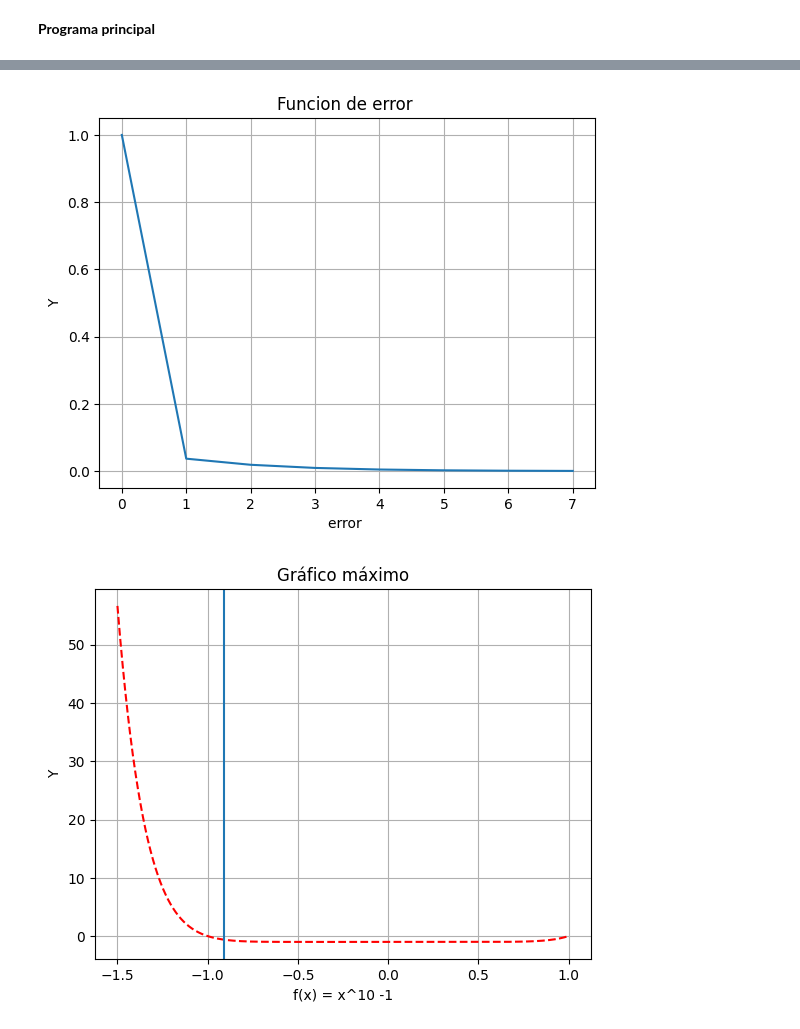
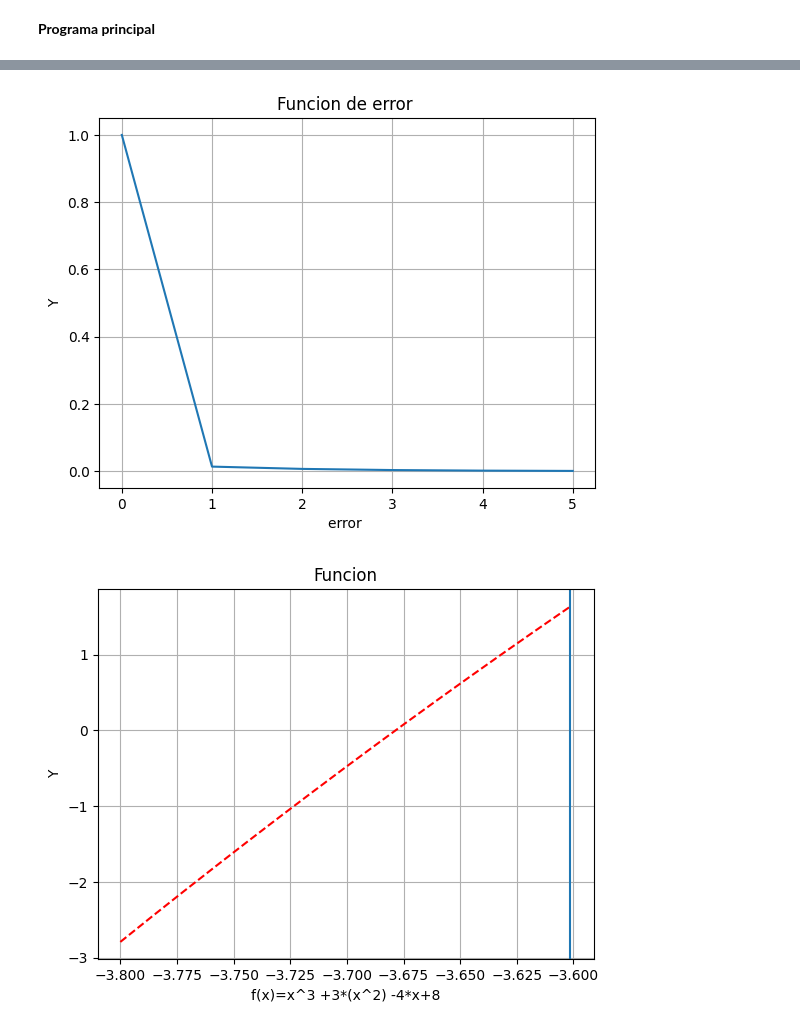
Before and after one commit to soyudea/Arquitectura_Computadores, a Jupyter notebook: Taller_Biseccion_.ipynb, the cells around one changed output, grey strips where cells are left out. Cells and saved outputs as stored; diff of their text form; code cells hidden in the pictures.

```diff
--- a/Taller_Biseccion_.ipynb
+++ b/Taller_Biseccion_.ipynb
@@ -24,10 +28,10 @@ def graf_function():
   #Y=[((x**4)+ 3*(x**3) - 2) for x in X]
   Y=[((x**3) +2*(x**2) -4*x +8) for x in X]
   plt.title("Funcion")
-  plt.xlabel("f(x) = x^10 - 1")
+  plt.xlabel("f(x)=x^3 +3*(x^2) -4*x+8")
   plt.ylabel("Y")
   plt.plot(X,Y, "r--")
-  plt.axvline(x=-0.95, ymin=0.0, ymax=10)
+  plt.axvline(x=-3, ymin=0.0, ymax=10)
   plt.grid()
   plt.show()
 
@@ -151,29 +155,27 @@ Error  0.000600600600600542
 # %%
 def graf_function():
-  xl = -1.5
-  xu = 1
   X = list(np.arange(xl,xu, err))
   #Y=[((x**4)+ 3*(x**3) - 2) for x in X]
-  Y=[((x**10) - 1) for x in X]
-  plt.title("Gráfico máximo")
-  plt.xlabel("f(x) = x^10 -1")
+  Y=[((x**3) +2*(x**2) -4*x+8) for x in X]
+  plt.title("Funcion")
+  plt.xlabel("f(x)=x^3 +3*(x^2) -4*x+8")
   plt.ylabel("Y")
   plt.plot(X,Y, "r--")
-  plt.axvline(x= -0.9102734375000001, ymin=0.0, ymax=30)
+  plt.axvline(x= -3.6015625, ymin=0.0, ymax=10)
   plt.grid()
   plt.show()
 
 def graf_f():
   X = lista_errores
   Y = np.linspace(0, 10, num=15, endpoint=False)
   plt.title("Funcion de error ")
   plt.xlabel("error ")
   plt.ylabel("Y")
   plt.plot(lista_errores)
   plt.grid()
   plt.show()
 graf_f()
 graf_function()
 # %% [output]
-[figure, old version]
+[figure, new version]
-[figure, old version]
+[figure, new version]
```
Also changed, not shown: parts of 5 cells of this notebook.
